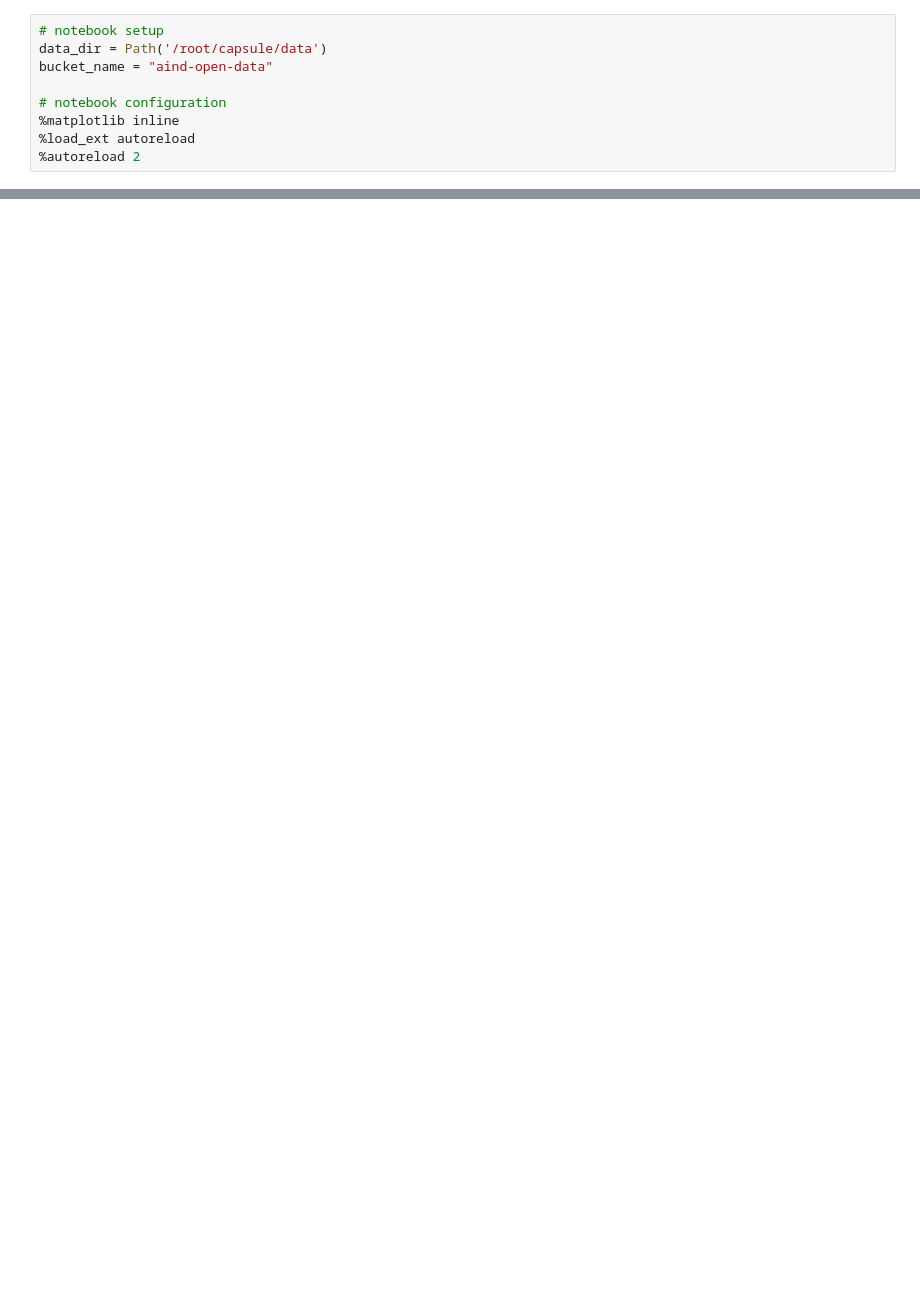
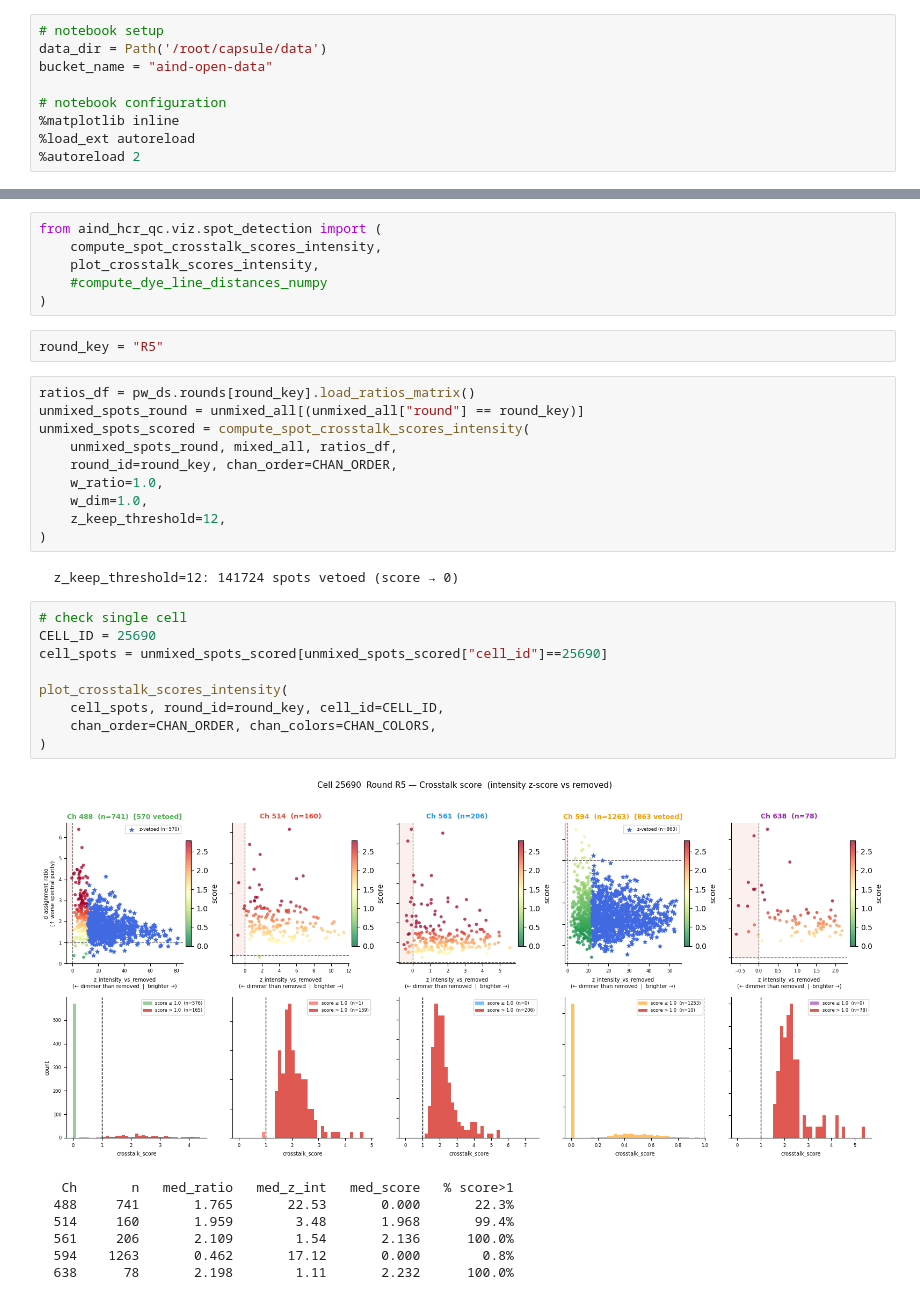
Before and after one commit to AllenNeuralDynamics/hcr-integrated-qc-capsule, a Jupyter notebook: code/20260411-batch-calc-new-umix-qc.ipynb, the cells around one changed output, grey strips where cells are left out. Drawn from its saved outputs; the diff is of its cells as text; blank space fills up the shorter version.

```diff
--- a/code/20260411-batch-calc-new-umix-qc.ipynb
+++ b/code/20260411-batch-calc-new-umix-qc.ipynb
@@ -76,0 +164,37 @@ unmixed_all = pw_ds.load_all_rounds_spots_mp(table_type="unmixed_spots",  remove
+# %%
+from aind_hcr_qc.viz.spot_detection import (
+    compute_spot_crosstalk_scores_intensity,
+    plot_crosstalk_scores_intensity,
+    #compute_dye_line_distances_numpy
+)
+# %%
+round_key = "R5"
+# %%
+ratios_df = pw_ds.rounds[round_key].load_ratios_matrix()
+unmixed_spots_round = unmixed_all[(unmixed_all["round"] == round_key)]
+unmixed_spots_scored = compute_spot_crosstalk_scores_intensity(
+    unmixed_spots_round, mixed_all, ratios_df,
+    round_id=round_key, chan_order=CHAN_ORDER,
+    w_ratio=1.0,
+    w_dim=1.0,
+    z_keep_threshold=12,
+)
+# %% [output]
+  z_keep_threshold=12: 141724 spots vetoed (score → 0)
+# %%
+# check single cell
+CELL_ID = 25690
+cell_spots = unmixed_spots_scored[unmixed_spots_scored["cell_id"]==25690]
+
+plot_crosstalk_scores_intensity(
+    cell_spots, round_id=round_key, cell_id=CELL_ID,
+    chan_order=CHAN_ORDER, chan_colors=CHAN_COLORS,
+)
+# %% [output]
+[figure, added]
+   Ch       n   med_ratio   med_z_int   med_score   % score>1
+  488     741       1.765       22.53       0.000       22.3%
+  514     160       1.959        3.48       1.968       99.4%
+  561     206       2.109        1.54       2.136      100.0%
+  594    1263       0.462       17.12       0.000        0.8%
+  638      78       2.198        1.11       2.232      100.0%
```
Also changed, not shown: parts of 12 cells of this notebook, 1 other file.
